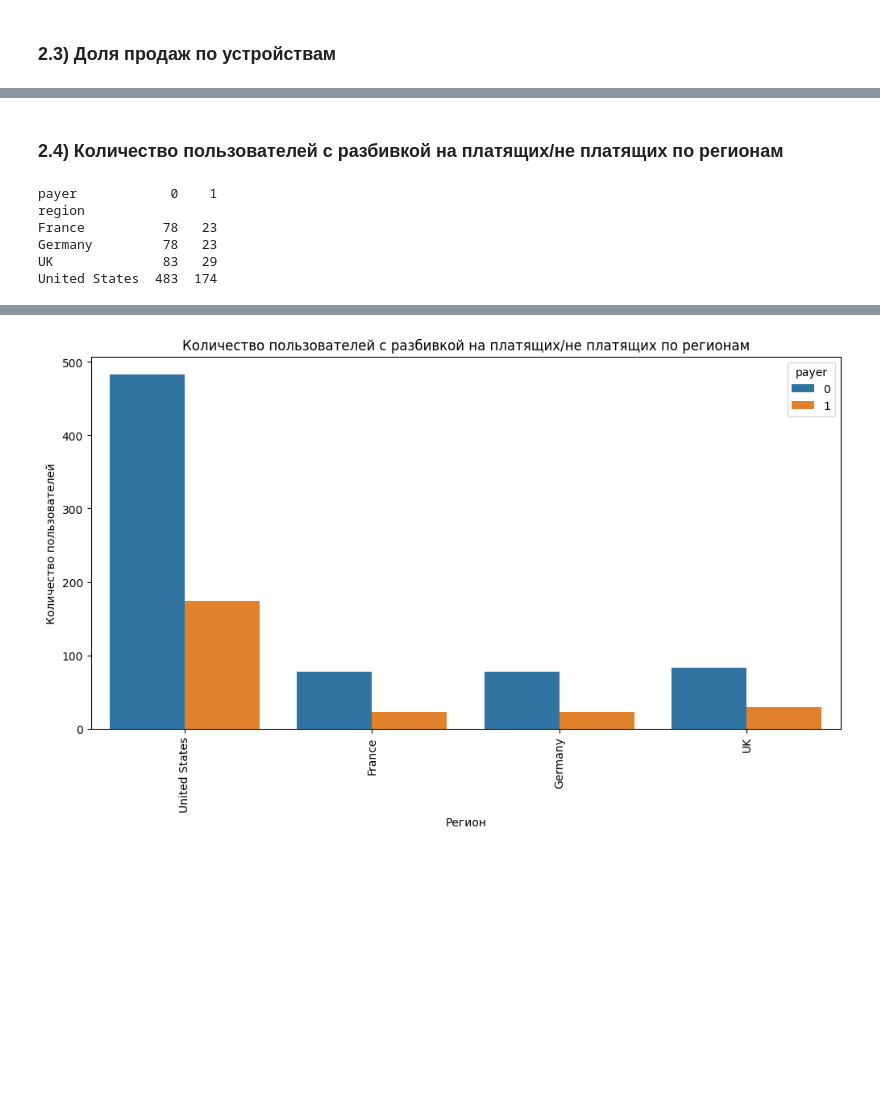
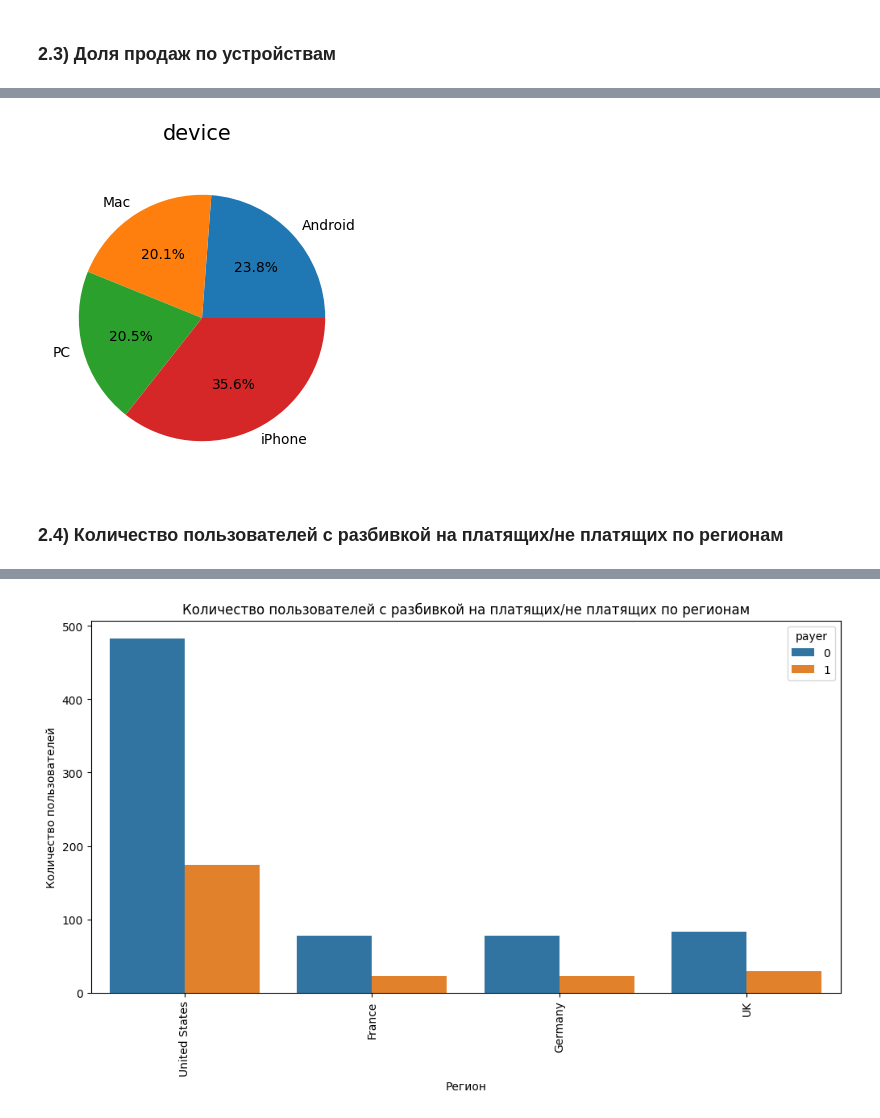
Before and after one commit to zhukovrost/lyceumFinalProject, a Jupyter notebook: project.ipynb, the cells around one changed output, grey strips where cells are left out. Cells and saved outputs as stored; diff of their text form; code cells hidden in the pictures; blank space fills up the shorter version.

```diff
--- a/project.ipynb
+++ b/project.ipynb
@@ -363,13 +360,6 @@ Name: revenue, dtype: float64
+# %%
+print_pie(df, "device")
+# %% [output]
+[figure, added]
 # %% [markdown]
 ### 2.4) Количество пользователей с разбивкой на платящих/не платящих по регионам
-# %%
-users_region = df.groupby(['region', 'payer']).size()
-users_region = users_region.unstack()
-print(users_region)
-# %% [output]
-payer            0    1
-region
-France          78   23
-Germany         78   23
-UK              83   29
-United States  483  174
```
Also changed, not shown: parts of 14 cells of this notebook.
